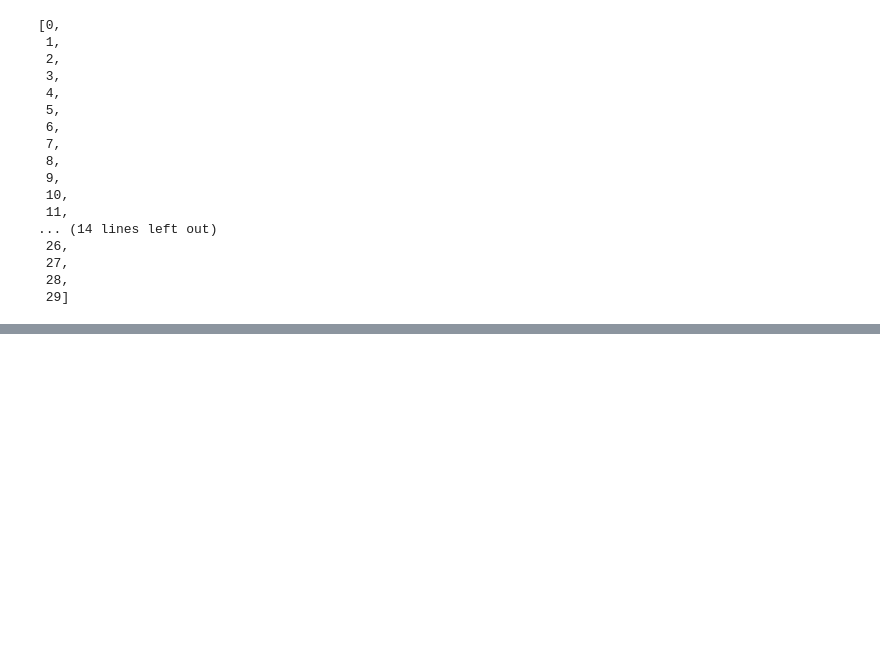
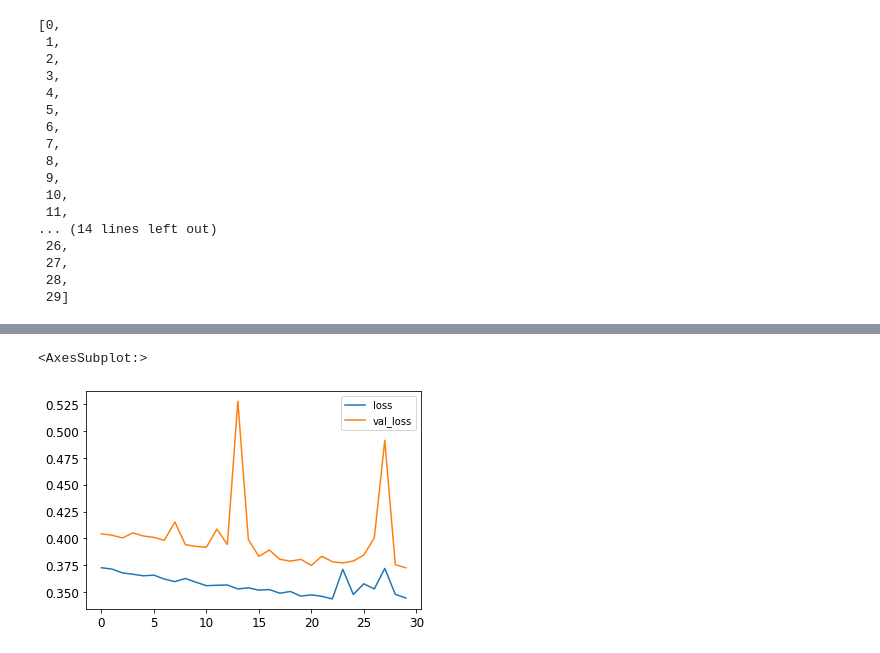
Before and after one commit to caiomts/deep_learning_hands-on, a Jupyter notebook: ann_w_keras.ipynb, the cells around one changed output, grey strips where cells are left out. Drawn from its saved outputs; the diff is of its cells as text; code cells hidden in the pictures; blank space fills up the shorter version.

```diff
--- a/ann_w_keras.ipynb
+++ b/ann_w_keras.ipynb
@@ -436,0 +473,30 @@ pd.DataFrame(data=history.history).plot()
+# %%
+from sklearn.datasets import fetch_california_housing
+from sklearn.model_selection import train_test_split
+from sklearn.preprocessing import StandardScaler
+
+housing = fetch_california_housing()
+
+X_train_full, X_test, y_train_full, y_test = train_test_split(
+housing.data, housing.target)
+
+X_train, X_valid, y_train, y_valid = train_test_split(
+X_train_full, y_train_full)
+
+scaler = StandardScaler()
+
+X_train = scaler.fit_transform(X_train)
+X_valid = scaler.transform(X_valid)
+X_test = scaler.transform(X_test)
+# %%
+model = keras.models.Sequential([
+    keras.layers.Dense(30, activation='relu',
+                      input_shape=X_train.shape[1:]),    # input must be interable
+    keras.layers.Dense(1)
+])
+# %%
+model.compile(loss='mean_squared_error',
+             optimizer=keras.optimizers.SGD(learning_rate=0.01))
+
+history = model.fit(X_train, y_train, epochs=20,
+                   validation_data=(X_valid, y_valid))
@@ -436,0 +521,5 @@ pd.DataFrame(data=history.history).plot()
+# %%
+pd.DataFrame(data=history.history).plot()
+# %% [output]
+<AxesSubplot:>
+[figure, added]
```
Also changed, not shown: parts of 15 cells of this notebook.
